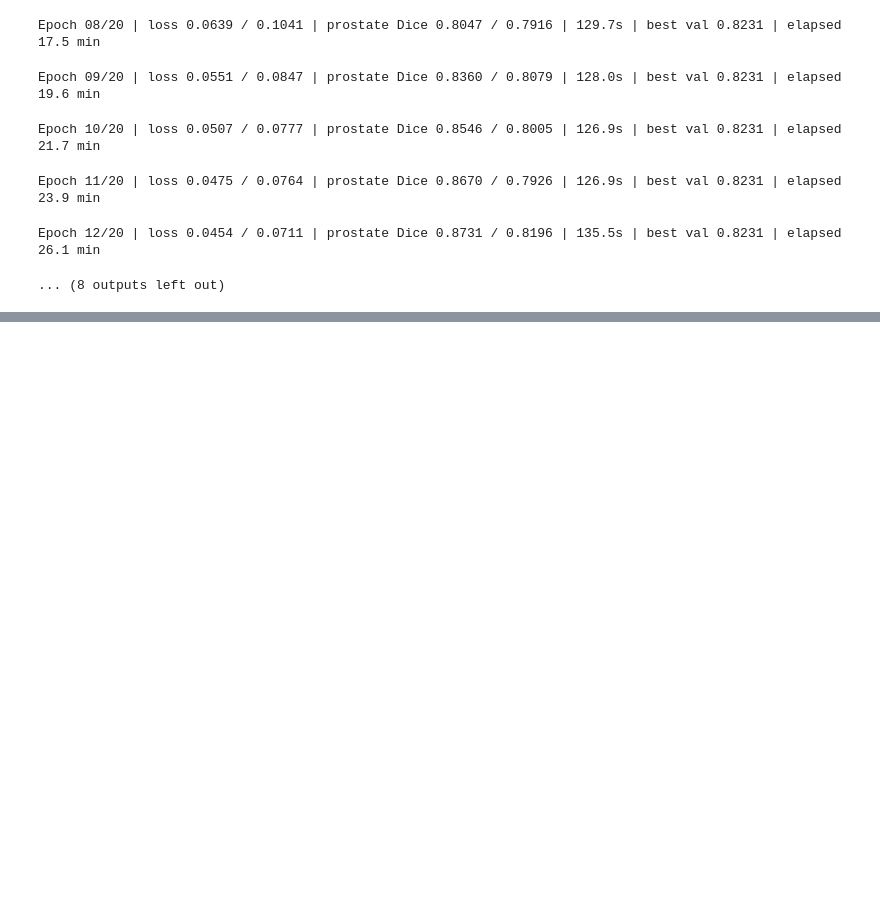
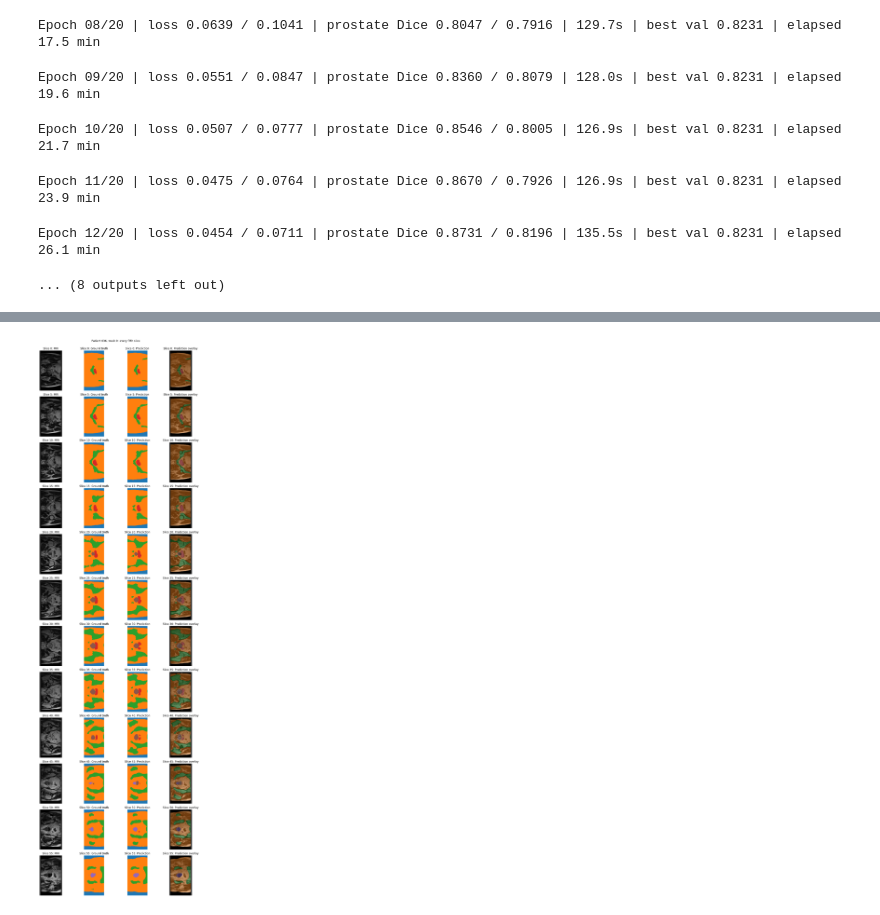
Before and after one commit to andrevasquez/PatternAnalysis-2026, a Jupyter notebook: recognition/ResidualUNet_s4749642/train.ipynb, the cells around one changed output, grey strips where cells are left out. Cells and saved outputs as stored; diff of their text form; code cells hidden in the pictures; blank space fills up the shorter version.

```diff
--- a/recognition/ResidualUNet_s4749642/train.ipynb
+++ b/recognition/ResidualUNet_s4749642/train.ipynb
@@ -224,0 +372,19 @@ Epoch 12/20 | loss 0.0454 / 0.0711 | prostate Dice 0.8731 / 0.8196 | 135.5s | be
+# %%
+device = torch.device("cuda" if torch.cuda.is_available() else "cpu")
+
+checkpoint = torch.load(
+    checkpoint_dir / "baseline_best.pt",
+    map_location=device,
+    weights_only=False,  # Load only your own trusted checkpoint.
+)
+
+preview_model = UNet(
+    classes=checkpoint["num_classes"],
+    base=checkpoint["base"],
+).to(device)
+
+preview_model.load_state_dict(checkpoint["model_state_dict"])
+preview_model.eval()
+
+print("Loaded best baseline from epoch:", checkpoint["epoch"])
+print("Validation prostate Dice:", checkpoint["val_prostate_dice"])
@@ -224,0 +394,69 @@ Epoch 12/20 | loss 0.0454 / 0.0711 | prostate Dice 0.8731 / 0.8196 | 135.5s | be
+# %%
+import matplotlib.pyplot as plt
+
+PATIENT_ID = "036"  # Choose 036, 037, 038 or 039
+WEEK = 0
+
+# Select this patient's scan and sort slices numerically.
+case_pairs = [
+    pair for pair in splits["validate"]
+    if pair[0].name.startswith(
+        f"case_{PATIENT_ID}_week_{WEEK}_slice_"
+    )
+]
+case_pairs.sort(
+    key=lambda pair: int(pair[0].name.split("_slice_")[1].split(".")[0])
+)
+
+selected = case_pairs[::5]
+assert selected, "No matching slices found."
+
+# Reuse the dataset preprocessing, including padding.
+preview_dataset = HipMRIDataset(selected)
+
+fig, axes = plt.subplots(
+    len(selected), 4,
+    figsize=(12, 3 * len(selected)),
+    squeeze=False,
+)
+colours = dict(cmap="tab10", vmin=0, vmax=9, interpolation="nearest")
+
+preview_model.eval()
+
+for row, (image_path, _) in enumerate(selected):
+    image, mask = preview_dataset[row]
+    slice_number = image_path.name.split("_slice_")[1].split(".")[0]
+
+    with torch.no_grad():
+        prediction = preview_model(image.unsqueeze(0).to(device))
+        prediction = prediction.argmax(dim=1)[0].cpu().numpy()
+
+    image = image[0].numpy()
+    mask = mask.numpy()
+    valid = mask != -100
+
+    axes[row, 0].imshow(image, cmap="gray")
+    axes[row, 1].imshow(np.ma.masked_where(~valid, mask), **colours)
+    axes[row, 2].imshow(
+        np.ma.masked_where(~valid, prediction), **colours
+    )
+
+    axes[row, 3].imshow(image, cmap="gray")
+    axes[row, 3].imshow(
+        np.ma.masked_where((prediction == 0) | ~valid, prediction),
+        alpha=0.4,
+        **colours,
+    )
+
+    for ax, title in zip(
+        axes[row],
+        ["MRI", "Ground truth", "Prediction", "Prediction overlay"],
+    ):
+        ax.set_title(f"Slice {slice_number}: {title}")
+        ax.axis("off")
+
+fig.suptitle(f"Patient {PATIENT_ID}, week {WEEK}: every fifth slice")
+plt.tight_layout(rect=[0, 0, 1, 0.98])
+plt.show()
+# %% [output]
+[figure, added]
```
Also changed, not shown: parts of 6 cells of this notebook, 1 other file.
